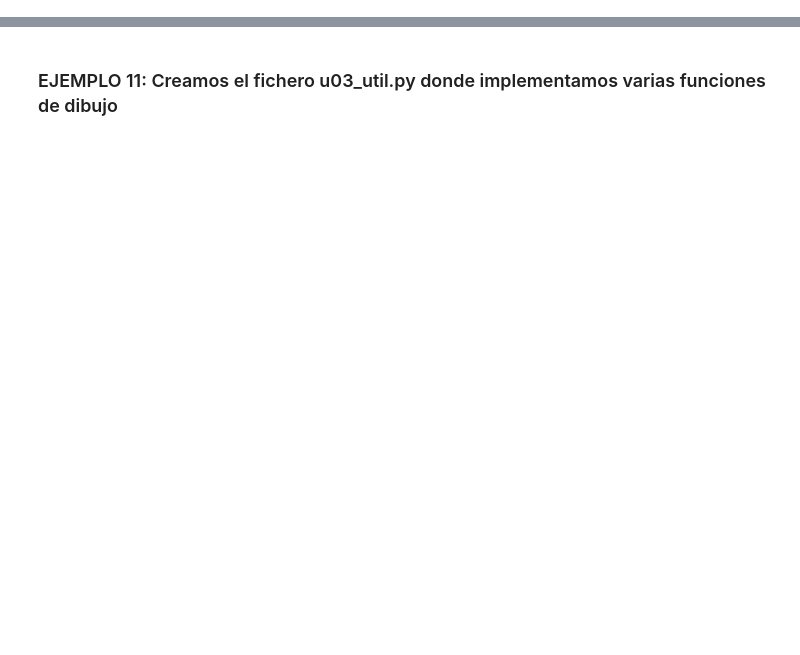
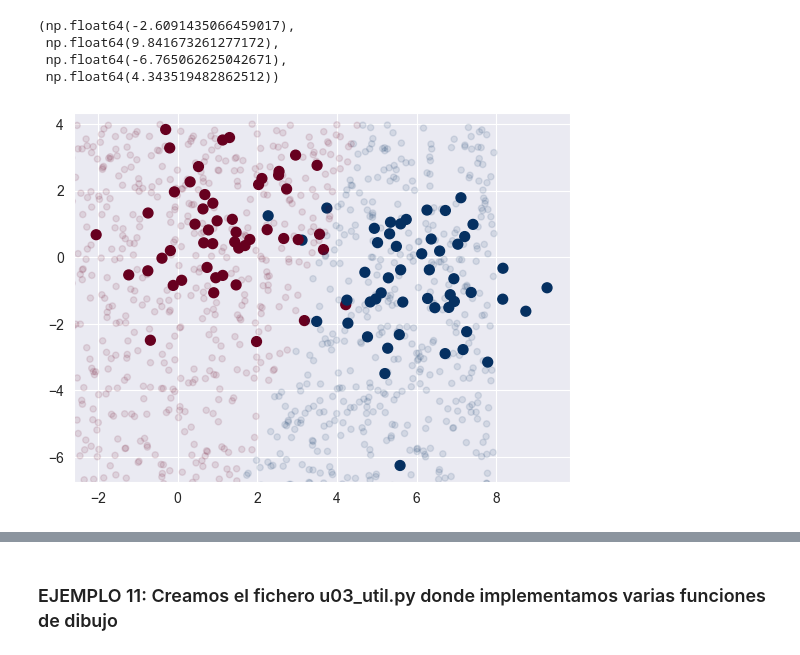
Before and after one commit to SamuehFDEZ/MachineLearning, a Jupyter notebook: saa/U3_AprendizajeSupervisado2/ejemplos/u03_util.ipynb, the cells around one changed output, grey strips where cells are left out. Saved outputs shown, nothing was run; the diff lists cells and outputs as text; code cells hidden in the pictures; blank space fills up the shorter version.

```diff
--- a/saa/U3_AprendizajeSupervisado2/ejemplos/u03_util.ipynb
+++ b/saa/U3_AprendizajeSupervisado2/ejemplos/u03_util.ipynb
@@ -0,0 +94,17 @@
+# %%
+modelo = GaussianNB()
+modelo.fit(X, y);
+# Ahora generamos nuevos datos y predecimos su etiqueta
+rng = np.random.RandomState(0)
+nuevo_X = [-6, -14] + [14, 18] * rng.rand(2000, 2)
+nuevo_y = modelo.predict(nuevo_X)
+plt.scatter(X[:, 0], X[:, 1], c=y, s=50, cmap='RdBu')
+limite = plt.axis()
+plt.scatter(nuevo_X[:, 0], nuevo_X[:, 1], c=nuevo_y, s=20, cmap='RdBu', alpha=0.1)
+plt.axis(limite)
+# %% [output]
+(np.float64(-2.6091435066459017),
+ np.float64(9.841673261277172),
+ np.float64(-6.765062625042671),
+ np.float64(4.343519482862512))
+[figure, added]
```
Also changed, not shown: parts of 40 cells of this notebook, 2 other files.
